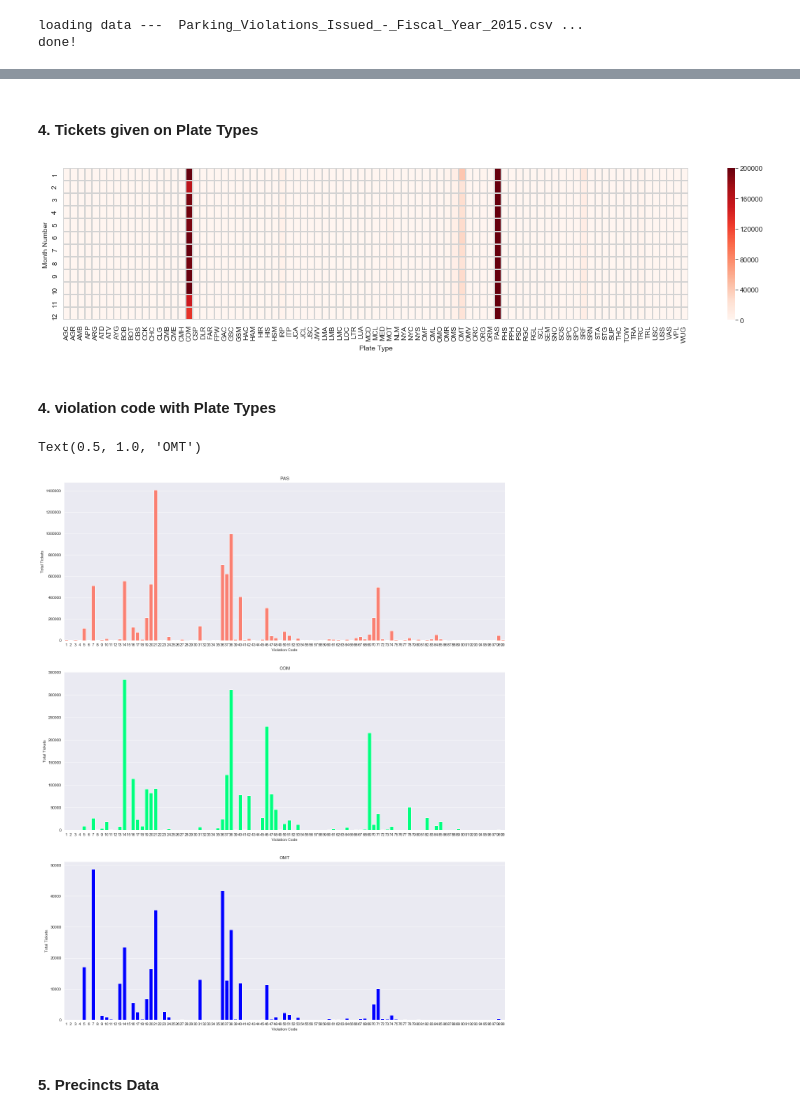
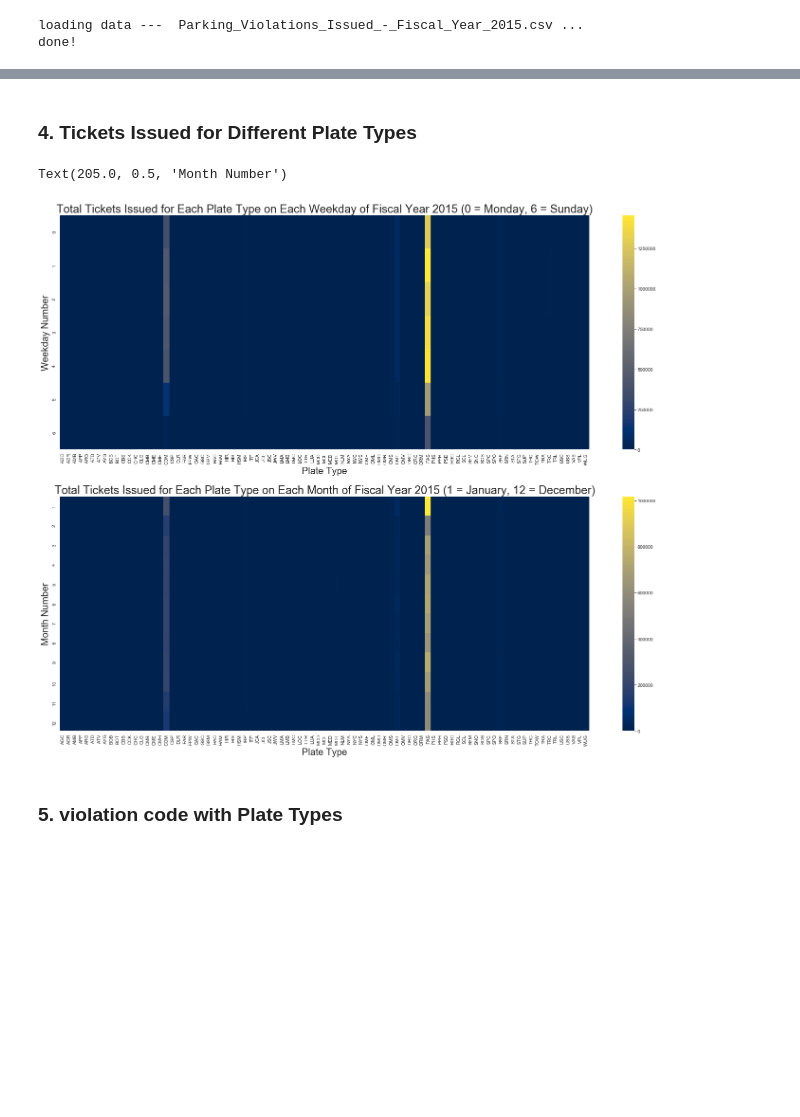
Before and after one commit to siuyik11/NYC_parking_ticket_analysis, a Jupyter notebook: NYC_parking_ticket_analysis.ipynb, the cells around one changed output, grey strips where cells are left out. Cells and saved outputs as stored; diff of their text form; code cells hidden in the pictures; blank space fills up the shorter version.

```diff
--- a/NYC_parking_ticket_analysis.ipynb
+++ b/NYC_parking_ticket_analysis.ipynb
@@ -24,4 +20,7 @@ filename
 # %%
+#set fiscal year
+year = 2015
+filename = "Parking_Violations_Issued_-_Fiscal_Year_" + str(year) + ".csv"
 print("loading data --- ", filename, "...")
 raw_data = pd.read_csv(filename, low_memory = False)
 print("done!")
@@ -56,7 +64,16 @@ fig1 = Date_Total.plot(kind = 'area', figsize = (20,5), alpha = 0.45, grid = Tru
 # %%
 Date_Total["Day of week"] = Date_Total.index.day_name()
+Date_Total["Month"] = Date_Total.index.month_name()
+
+fig2, axes = plt.subplots(2,1, figsize = (20,18))
+sns.set_style("dark")
+#violin plot for the number of tickets gave out on each weekday
+sns.violinplot(ax = axes[0], x = "Day of week", y = "Total Tickets", data = Date_Total, height = 5, width = 0.8, aspect = 13/5, order = ["Saturday", "Sunday", "Monday", "Tuesday", "Wednesday", "Thursday", "Friday"], scale = 'count', inner = None, color = "0.95")
+sns.swarmplot(ax = axes[0], x = "Day of week", y = "Total Tickets", data = Date_Total, order = ["Saturday", "Sunday", "Monday", "Tuesday", "Wednesday", "Thursday", "Friday"], size = 6.5)
+axes[0].set_title('Distribution of the Traffic Tickets Issued on Each Weekday')
 
 #violin plot for the number of tickets gave out on each weekday
-fig2 = sns.catplot(x = "Day of week", y = "Total Tickets", data = Date_Total, kind = "violin", height = 5, width = 0.9, aspect = 13/5, order = ["Saturday", "Sunday", "Monday", "Tuesday", "Wednesday", "Thursday", "Friday"], scale = "count", inner = None, color = "0.95")
-fig2 = sns.swarmplot(x = "Day of week", y = "Total Tickets", data = Date_Total, order = ["Saturday", "Sunday", "Monday", "Tuesday", "Wednesday", "Thursday", "Friday"], size = 6.5)
+sns.violinplot(ax = axes[1], x = "Month", y = "Total Tickets", data = Date_Total, height = 5, width = 0.9, aspect = 13/5, order = ["January", "February", "March", "April", "May", "June", "July","August","September","October","November","December"], scale = "count", inner = None, color = "0.95")
+sns.swarmplot(ax = axes[1], x = "Month", y = "Total Tickets", data = Date_Total, order = ["January", "February", "March", "April", "May", "June", "July","August","September","October","November","December"], size = 6.5)
+axes[1].set_title('Distribution of the Traffic Tickets Issued on Each Month')
 # %% [output]
@@ -74,58 +109,59 @@ fig3 = sns.swarmplot(x = "Month", y = "Total Tickets", data = Date_Total, order
 # %% [markdown]
-#### 4. Tickets given on Plate Types
+### 4. Tickets Issued for Different Plate Types
 # %%
+#Create a sub-data set
 Date_PT_TotalTX = raw_data[['Issue Date','Plate Type','Summons Number']]
 # Fill any N/A with number string "N/A"
 Date_PT_TotalTX = Date_PT_TotalTX.fillna("not_valid")
+#group by data base on Issue Date and Plate Type
 Date_PT_TotalTX = Date_PT_TotalTX.groupby(['Issue Date','Plate Type'], as_index = False).count()
+# Cast the entries of the Issue Date column to datetime objects and set them as index
 Date_PT_TotalTX['Issue Date'] = pd.to_datetime(Date_PT_TotalTX['Issue Date'])
 Date_PT_TotalTX = Date_PT_TotalTX.set_index('Issue Date')
 #Select the tickets issued inside the fisical year range
 Date_PT_TotalTX = Date_PT_TotalTX.loc[start_date:end_date]
-#drop the rows with plate type 999
+#drop the rows with plate type 999, since it cannot be categorized base on NYC DOT wbesite
 Date_PT_TotalTX = Date_PT_TotalTX.loc[Date_PT_TotalTX['Plate Type'] != '999']
+#get month number and weekday from each Issue Date and assign them to a new column
 Date_PT_TotalTX['Month Number'] = Date_PT_TotalTX.index.month
-Date_PT_TotalTX = Date_PT_TotalTX.groupby(['Month Number','Plate Type']).sum()
-Date_PT_TotalTX = Date_PT_TotalTX.reset_index()
-Date_PT_TotalTX = Date_PT_TotalTX.pivot(index='Month Number', columns='Plate Type', values='Summons Number')
-Date_PT_TotalTX = Date_PT_TotalTX.fillna(0)
+Date_PT_TotalTX['Weekday Number'] = Date_PT_TotalTX.index.weekday
+#Get total tickets issued for each plate type in each month
+Weekday_PT_TotalTX = Date_PT_TotalTX.groupby(['Weekday Number', 'Plate Type']).sum()
+Month_PT_TotalTX = Date_PT_TotalTX.groupby(['Month Number','Plate Type']).sum()
+#Tranform the table for heat plot
+Weekday_PT_TotalTX = Weekday_PT_TotalTX.reset_index()
+Month_PT_TotalTX = Month_PT_TotalTX.reset_index()
+Weekday_PT_TotalTX = Weekday_PT_TotalTX.pivot(index = 'Weekday Number', columns = 'Plate Type', values = 'Summons Number')
+Weekday_PT_TotalTX = Weekday_PT_TotalTX.fillna(0)
+Month_PT_TotalTX = Month_PT_TotalTX.pivot(index='Month Number', columns='Plate Type', values='Summons Number')
+Month_PT_TotalTX = Month_PT_TotalTX.fillna(0)
 
-plt.subplots(figsize=(20,4))
-fig4 = sns.heatmap(Date_PT_TotalTX, vmax = 200000, linewidths = 1, linecolor = 'lightgrey', cmap = "Reds")
+#Making Heatmap
+fig3, axes = plt.subplots(2,1, figsize=(25,20))
+sns.heatmap(ax = axes[0], data = Weekday_PT_TotalTX, cmap = "cividis")
+axes[0].set_title("Total Tickets Issued for Each Plate Type on Each Weekday of Fiscal Year " + str(year) + " (0 = Monday, 6 = Sunday)",fontsize = 24)
+axes[0].set_xlabel("Plate Type", fontsize = 20)
+axes[0].set_ylabel("Weekday Number", fontsize = 20)
+sns.heatmap(ax = axes[1], data = Month_PT_TotalTX, cmap = "cividis")
+axes[1].set_title("Total Tickets Issued for Each Plate Type on Each Month of Fiscal Year " + str(year) + " (1 = January, 12 = December)",fontsize = 24 )
+axes[1].set_xlabel("Plate Type", fontsize = 20)
+axes[1].set_ylabel("Month Number", fontsize = 20)
 # %% [output]
+Text(205.0, 0.5, 'Month Number')
-[figure, old version]
+[figure, new version]
 # %% [markdown]
-#### 4. violation code with Plate Types
+### 5. violation code with Plate Types
 # %%
+#Create a sub-data set
 Date_VCode_PT_TotalTX = raw_data[['Issue Date','Violation Code','Plate Type','Summons Number']]
-# Fill any N/A with number string "N/A"
 Date_VCode_PT_TotalTX = Date_VCode_PT_TotalTX.fillna("not_valid")
 Date_VCode_PT_TotalTX = Date_VCode_PT_TotalTX.groupby(['Issue Date','Plate Type','Violation Code'], as_index = False).count()
 Date_VCode_PT_TotalTX['Issue Date'] = pd.to_datetime(Date_VCode_PT_TotalTX['Issue Date'])
 Date_VCode_PT_TotalTX = Date_VCode_PT_TotalTX.set_index('Issue Date')
 Date_VCode_PT_TotalTX = Date_VCode_PT_TotalTX.loc[start_date:end_date]
 Date_VCode_PT_TotalTX = Date_VCode_PT_TotalTX.loc[Date_VCode_PT_TotalTX['Plate Type'] != '999']
+Date_VCode_PT_TotalTX = Date_VCode_PT_TotalTX.loc[Date_VCode_PT_TotalTX['Violation Code'] != 0]
 
 VCode_PT_TotalTX = Date_VCode_PT_TotalTX.groupby(['Violation Code', 'Plate Type']).sum().reset_index()
 VCode_PT_TotalTX = VCode_PT_TotalTX.fillna(0)
 VCode_PT_TotalTX = VCode_PT_TotalTX.rename(columns = {'Summons Number' : 'Total Tickets'})
-
-VCode_PAS_TotalTX = VCode_PT_TotalTX[VCode_PT_TotalTX['Plate Type'] == 'PAS']
-VCode_COM_TotalTX = VCode_PT_TotalTX[VCode_PT_TotalTX['Plate Type'] == 'COM']
-VCode_OMT_TotalTX = VCode_PT_TotalTX[VCode_PT_TotalTX['Plate Type'] == 'OMT']
-
-plt.figure(figsize = (20,25))
-ax1 = plt.subplot(311)
-sns.barplot(x="Violation Code", y="Total Tickets", data=VCode_PAS_TotalTX, color = 'salmon', saturation = 1, ax = ax1, order = list(range(1,100)))
-plt.title('PAS',)
-ax2 = plt.subplot(312)
-sns.barplot(x="Violation Code", y="Total Tickets", data=VCode_COM_TotalTX, color = 'springgreen', saturation = 1, ax = ax2, order = list(range(1,100)))
-plt.title('COM')
-ax3 = plt.subplot(313)
-sns.barplot(x="Violation Code", y="Total Tickets", data=VCode_OMT_TotalTX, color = 'b', saturation = 1, ax = ax3, order = list(range(1,100)))
-plt.title('OMT')
-# %% [output]
-Text(0.5, 1.0, 'OMT')
-[figure, removed]
-# %% [markdown]
-#### 5. Precincts Data
```
Also changed, not shown: parts of 19 cells of this notebook.
